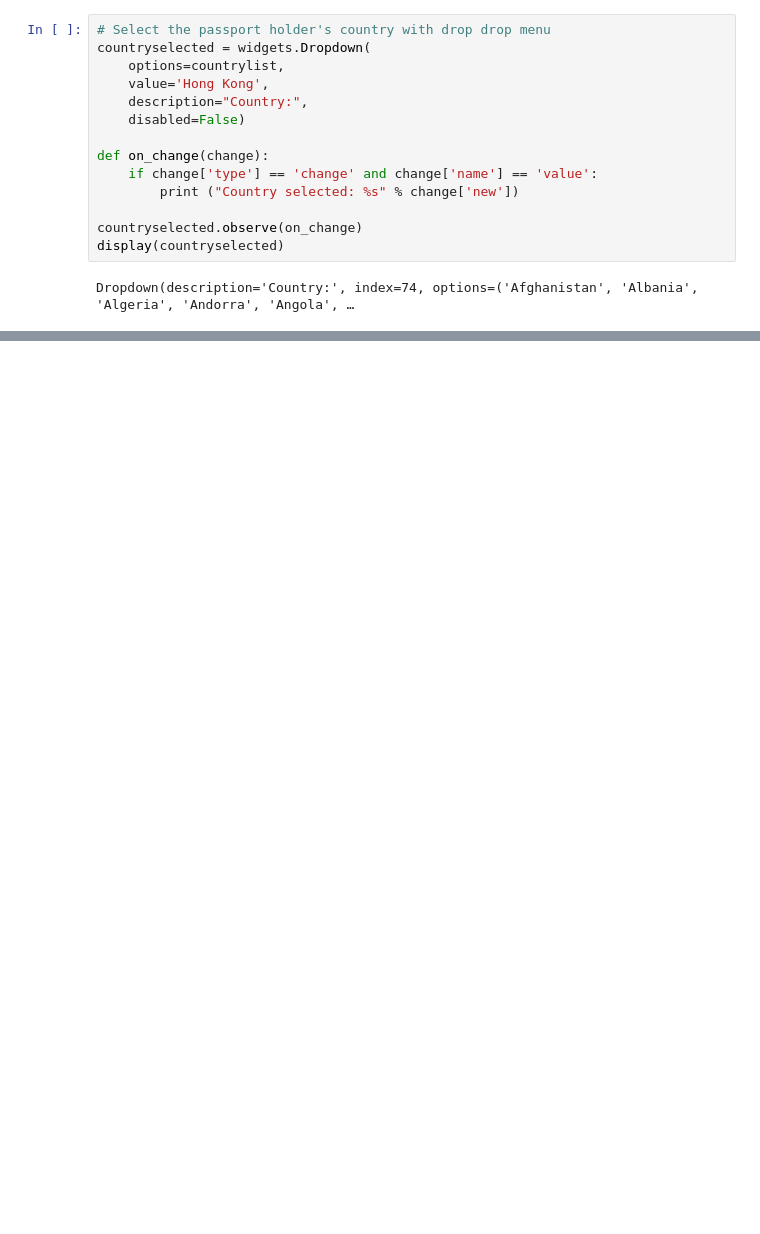
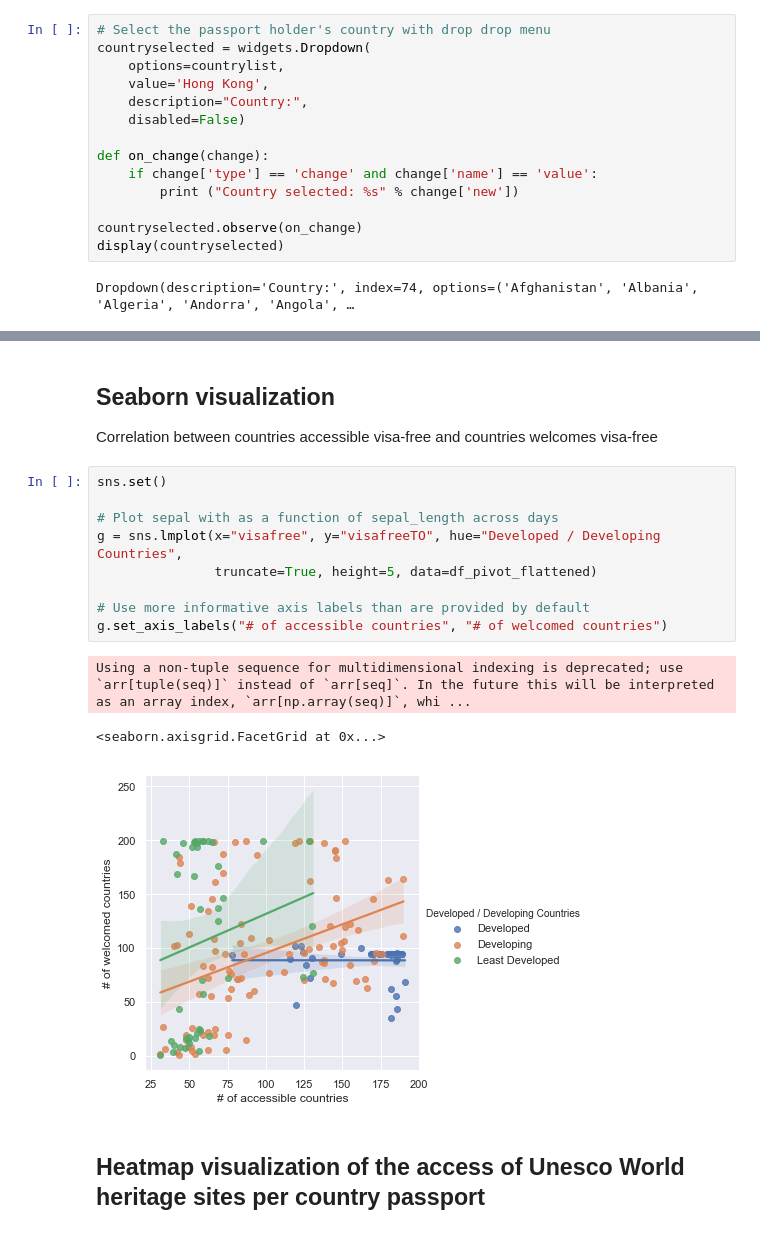
Before and after one commit to jeremielamboley/global-passport-index, a Jupyter notebook: main.ipynb, the cells around one changed output, grey strips where cells are left out. Cells and saved outputs as stored; diff of their text form; blank space fills up the shorter version.

Commit message:
added some visualizations

```diff
--- a/main.ipynb
+++ b/main.ipynb
@@ -590,3 +679,21 @@ Hong Kong's passport gives you access to:
 
 It ranks 34 over 197 countries' passports according to these 5 criteria.
 It's a rank gain of +8 compare to the traditional Henley Passport Index (ranked 42).
+# %% [markdown]
+## Seaborn visualization
+Correlation between countries accessible visa-free and countries welcomes visa-free
+# %%
+sns.set()
+
+# Plot sepal with as a function of sepal_length across days
+g = sns.lmplot(x="visafree", y="visafreeTO", hue="Developed / Developing Countries",
+               truncate=True, height=5, data=df_pivot_flattened)
+
+# Use more informative axis labels than are provided by default
+g.set_axis_labels("# of accessible countries", "# of welcomed countries")
+# %% [output]
+Using a non-tuple sequence for multidimensional indexing is deprecated; use `arr[tuple(seq)]` instead of `arr[seq]`. In the future this will be interpreted as an array index, `arr[np.array(seq)]`, whi ...
+<seaborn.axisgrid.FacetGrid at 0x...>
+[figure, added]
+# %% [markdown]
+## Heatmap visualization of the access of Unesco World heritage sites per country passport
```
Also changed, not shown: parts of 39 cells of this notebook.
